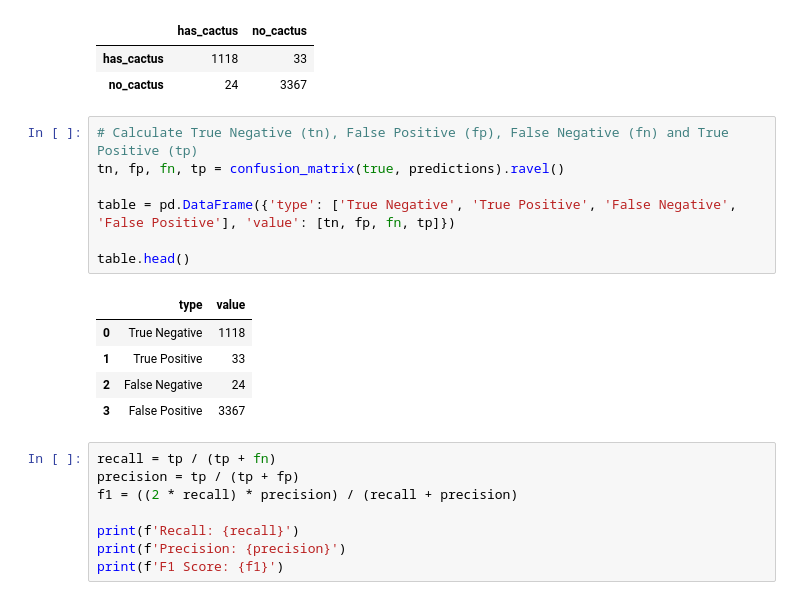
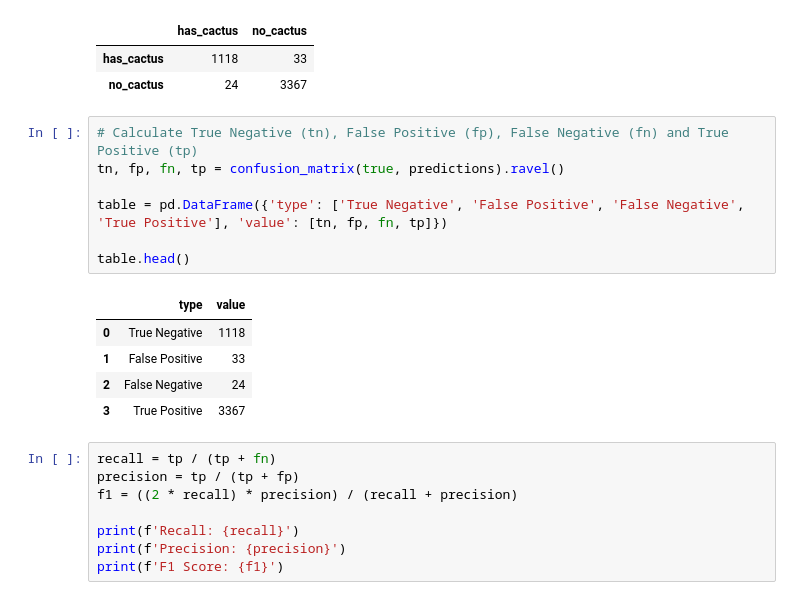
Before and after one commit to kpapijnenburg/cactus-detector, a Jupyter notebook: CNN-V2.1.ipynb, the cells around one changed output. Cells and saved outputs as stored; diff of their text form.

```diff
--- a/CNN-V2.1.ipynb
+++ b/CNN-V2.1.ipynb
@@ -181,16 +183,16 @@ df.head()
 # %%
 # Calculate True Negative (tn), False Positive (fp), False Negative (fn) and True Positive (tp)
 tn, fp, fn, tp = confusion_matrix(true, predictions).ravel()
 
-table = pd.DataFrame({'type': ['True Negative', 'True Positive', 'False Negative', 'False Positive'], 'value': [tn, fp, fn, tp]})
+table = pd.DataFrame({'type': ['True Negative', 'False Positive', 'False Negative', 'True Positive'], 'value': [tn, fp, fn, tp]})
 
 table.head()
 # %% [output]
 |  | type | value |
 | 0 | True Negative | 1118 |
-| 1 | True Positive | 33 |
+| 1 | False Positive | 33 |
 | 2 | False Negative | 24 |
-| 3 | False Positive | 3367 |
+| 3 | True Positive | 3367 |
 # %%
 recall = tp / (tp + fn)
 precision = tp / (tp + fp)
```
Also changed, not shown: parts of 1 cell of this notebook, 4 other files.
